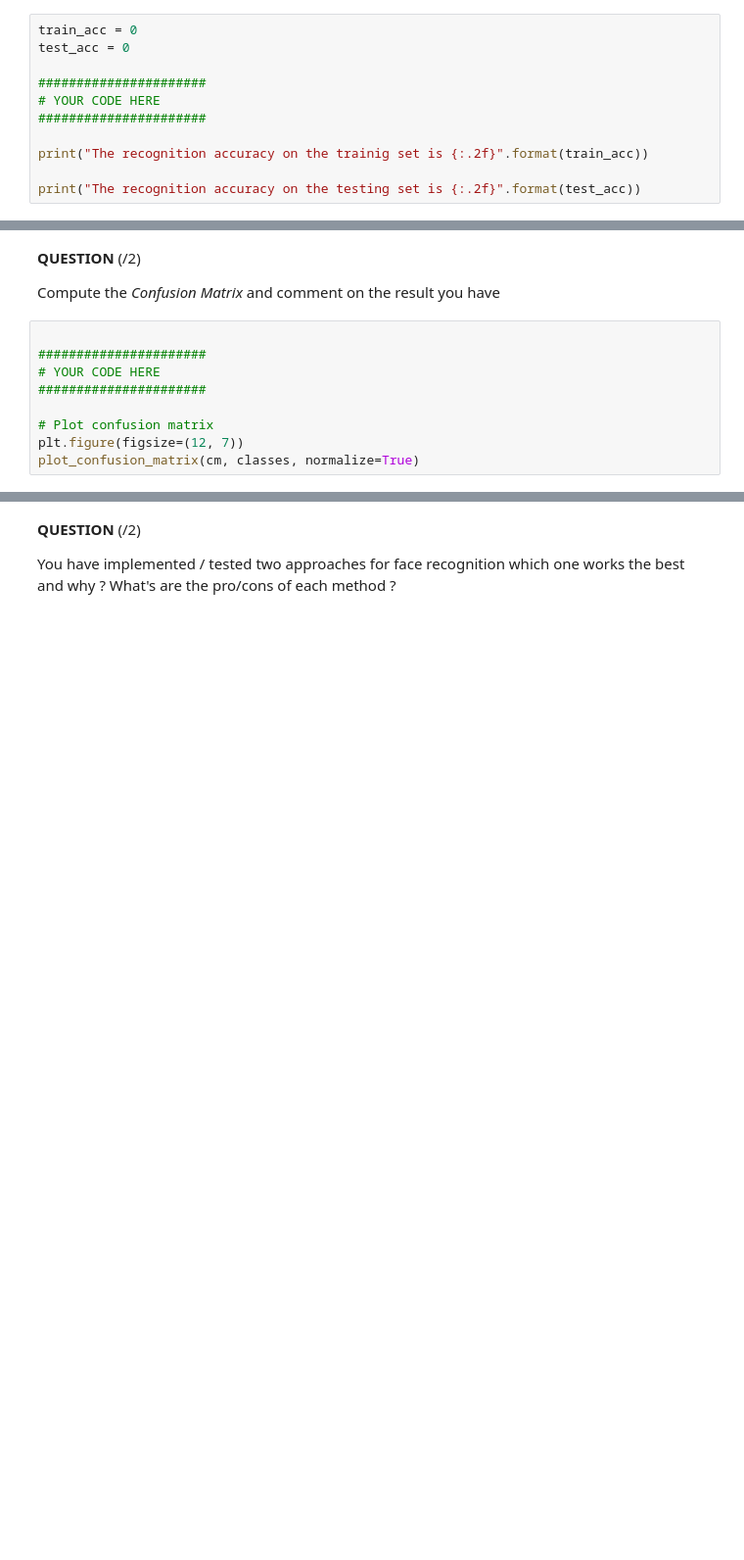
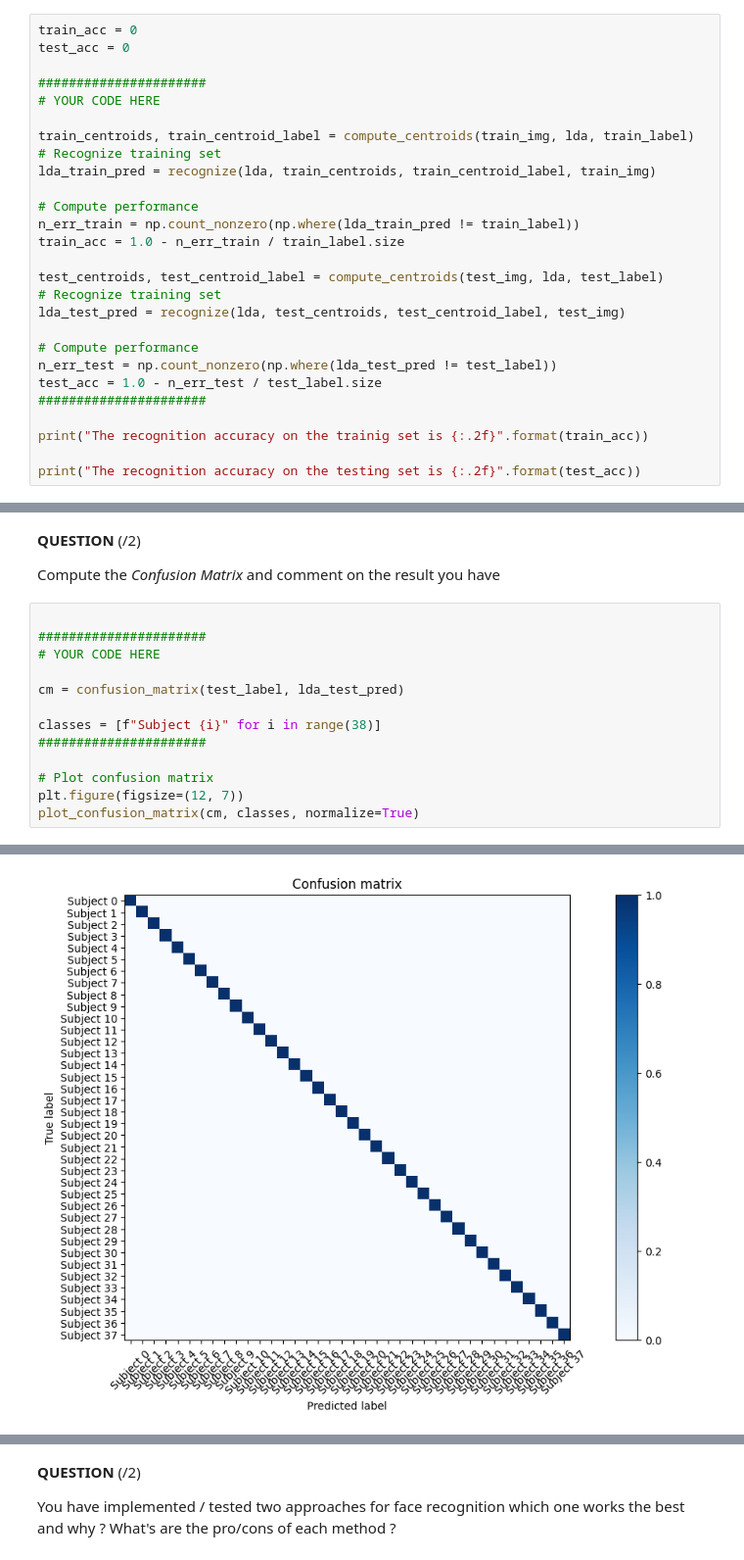
Before and after one commit to AlexYcode/IPLAB, a Jupyter notebook: Lab2/code/02_object_detection_and_recognition_2025.ipynb, the cells around one changed output, grey strips where cells are left out. Shown at 98% size. Drawn from its saved outputs; the diff is of its cells as text; blank space fills up the shorter version.

```diff
--- a/Lab2/code/02_object_detection_and_recognition_2025.ipynb
+++ b/Lab2/code/02_object_detection_and_recognition_2025.ipynb
@@ -1678,6 +1784,22 @@ test_acc = 0
 
 ######################
 # YOUR CODE HERE
+
+train_centroids, train_centroid_label = compute_centroids(train_img, lda, train_label)
+# Recognize training set
+lda_train_pred = recognize(lda, train_centroids, train_centroid_label, train_img)
+
+# Compute performance
+n_err_train = np.count_nonzero(np.where(lda_train_pred != train_label))
+train_acc = 1.0 - n_err_train / train_label.size
+
+test_centroids, test_centroid_label = compute_centroids(test_img, lda, test_label)
+# Recognize training set
+lda_test_pred = recognize(lda, test_centroids, test_centroid_label, test_img)
+
+# Compute performance
+n_err_test = np.count_nonzero(np.where(lda_test_pred != test_label))
+test_acc = 1.0 - n_err_test / test_label.size
 ######################
 
 print("The recognition accuracy on the trainig set is {:.2f}".format(train_acc))
@@ -1693,8 +1820,13 @@ Compute the *Confusion Matrix* and comment on the result you have
 
 ######################
 # YOUR CODE HERE
+
+cm = confusion_matrix(test_label, lda_test_pred)
+
+classes = [f"Subject {i}" for i in range(38)]
 ######################
 
 # Plot confusion matrix
 plt.figure(figsize=(12, 7))
 plot_confusion_matrix(cm, classes, normalize=True)
+# %% [output]
@@ -1700,0 +1834 @@ plot_confusion_matrix(cm, classes, normalize=True)
+[figure, added]
```
Also changed, not shown: parts of 26 cells of this notebook.
